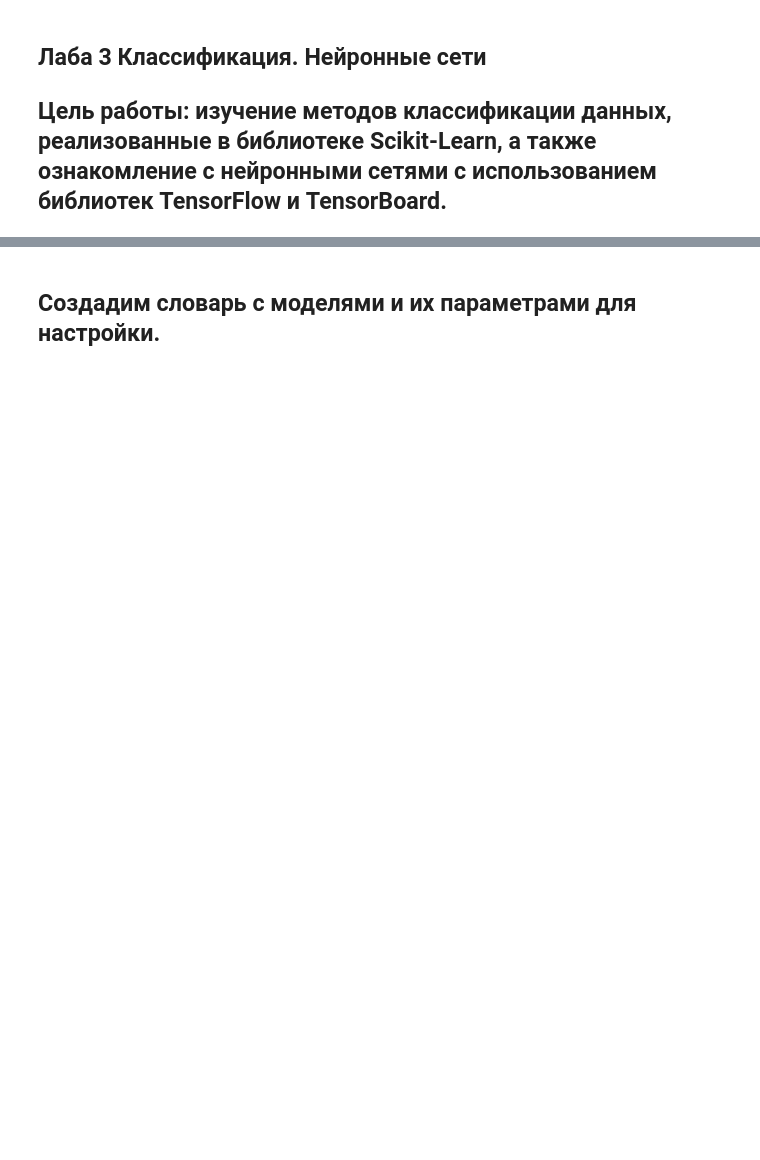
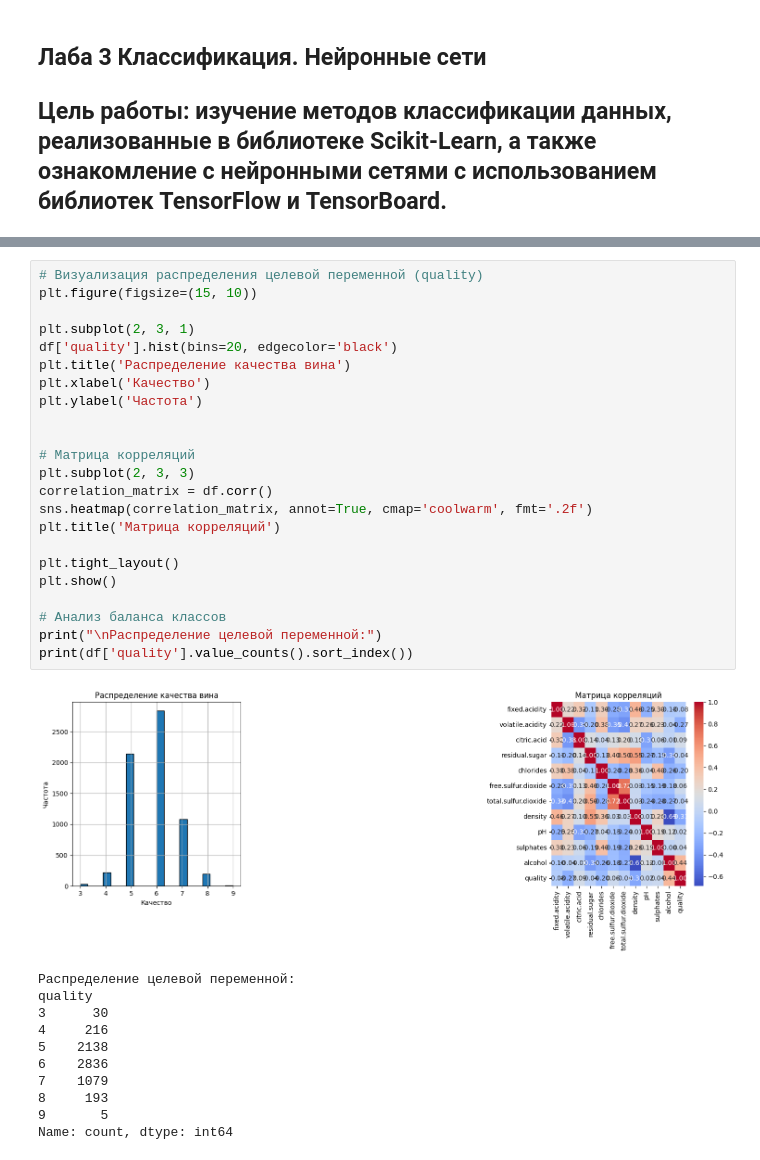
Before and after one commit to batalovM/laba1ML, a Jupyter notebook: 3laba.ipynb, the cells around one changed output, grey strips where cells are left out. Drawn from its saved outputs; the diff is of its cells as text; blank space fills up the shorter version.

```diff
--- a/3laba.ipynb
+++ b/3laba.ipynb
@@ -32,2 +45,35 @@ X_test_scaled = scaler.transform(X_test)
-# %% [markdown]
-## Создадим словарь с моделями и их параметрами для настройки.
+# %%
+# Визуализация распределения целевой переменной (quality)
+plt.figure(figsize=(15, 10))
+
+plt.subplot(2, 3, 1)
+df['quality'].hist(bins=20, edgecolor='black')
+plt.title('Распределение качества вина')
+plt.xlabel('Качество')
+plt.ylabel('Частота')
+
+
+# Матрица корреляций
+plt.subplot(2, 3, 3)
+correlation_matrix = df.corr()
+sns.heatmap(correlation_matrix, annot=True, cmap='coolwarm', fmt='.2f')
+plt.title('Матрица корреляций')
+
+plt.tight_layout()
+plt.show()
+
+# Анализ баланса классов
+print("\nРаспределение целевой переменной:")
+print(df['quality'].value_counts().sort_index())
+# %% [output]
+[figure, added]
+Распределение целевой переменной:
+quality
+3      30
+4     216
+5    2138
+6    2836
+7    1079
+8     193
+9       5
+Name: count, dtype: int64
```
Also changed, not shown: parts of 13 cells of this notebook.
